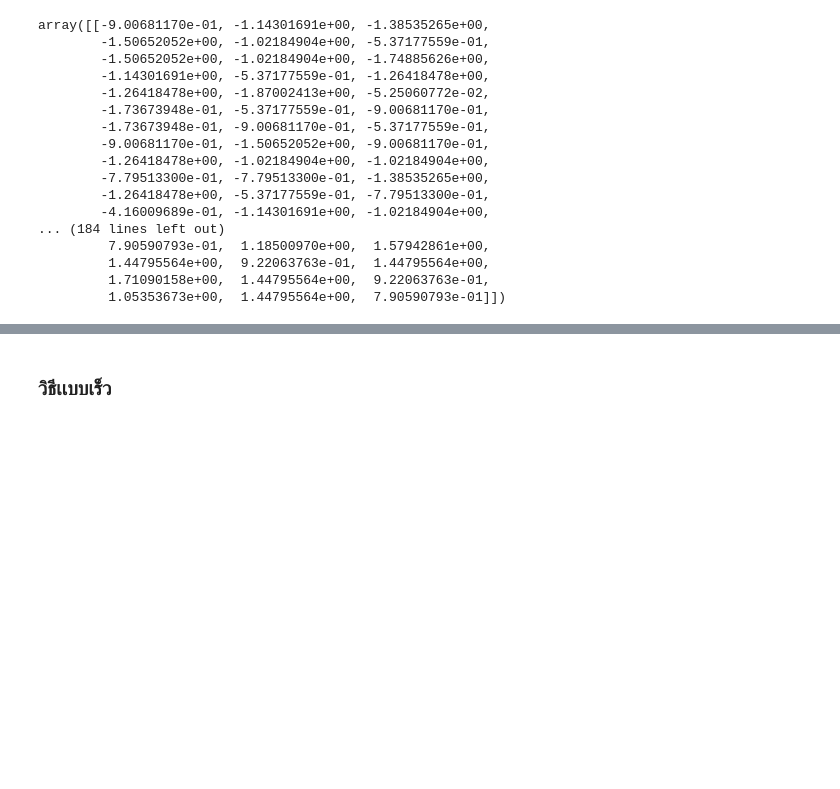
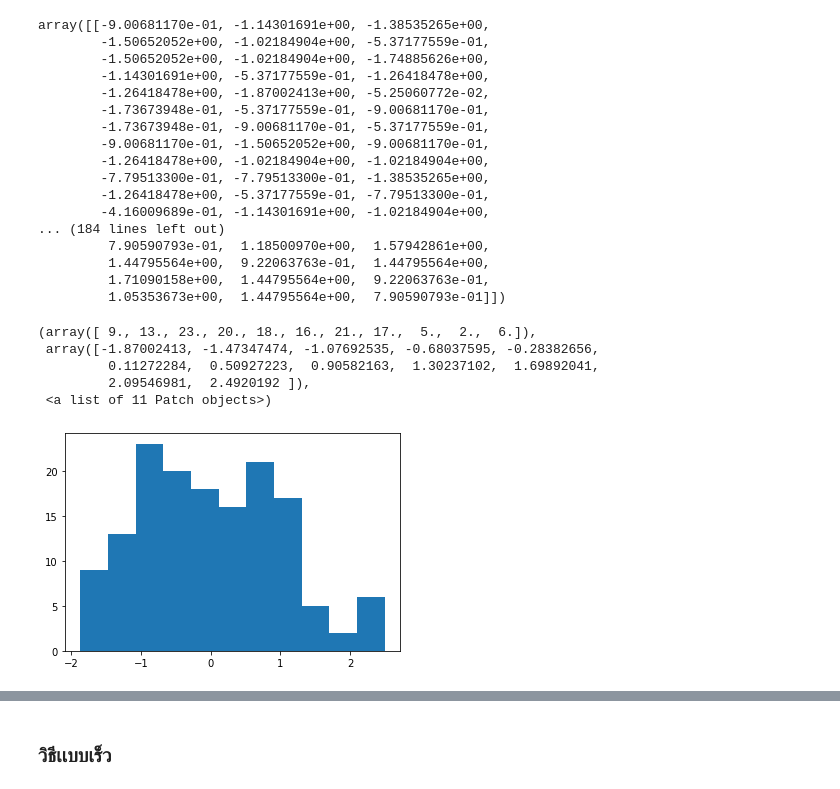
Before and after one commit to SupidchayaTangkidwanich/multivariate, a Jupyter notebook: Chapter3_PCA.ipynb, the cells around one changed output, grey strips where cells are left out. Cells and saved outputs as stored; diff of their text form; code cells hidden in the pictures; blank space fills up the shorter version.

```diff
--- a/Chapter3_PCA.ipynb
+++ b/Chapter3_PCA.ipynb
@@ -221,3 +230,12 @@ array([[-9.00681170e-01, -1.14301691e+00, -1.38535265e+00,
          1.44795564e+00,  9.22063763e-01,  1.44795564e+00,
          1.71090158e+00,  1.44795564e+00,  9.22063763e-01,
          1.05353673e+00,  1.44795564e+00,  7.90590793e-01]])
+# %%
+plt.hist(data_matrix_m0_std1[0,:],bins = 'rice')
+# %% [output]
+(array([ 9., 13., 23., 20., 18., 16., 21., 17.,  5.,  2.,  6.]),
+ array([-1.87002413, -1.47347474, -1.07692535, -0.68037595, -0.28382656,
+         0.11272284,  0.50927223,  0.90582163,  1.30237102,  1.69892041,
+         2.09546981,  2.4920192 ]),
+ <a list of 11 Patch objects>)
+[figure, added]
```
Also changed, not shown: parts of 8 cells of this notebook.
